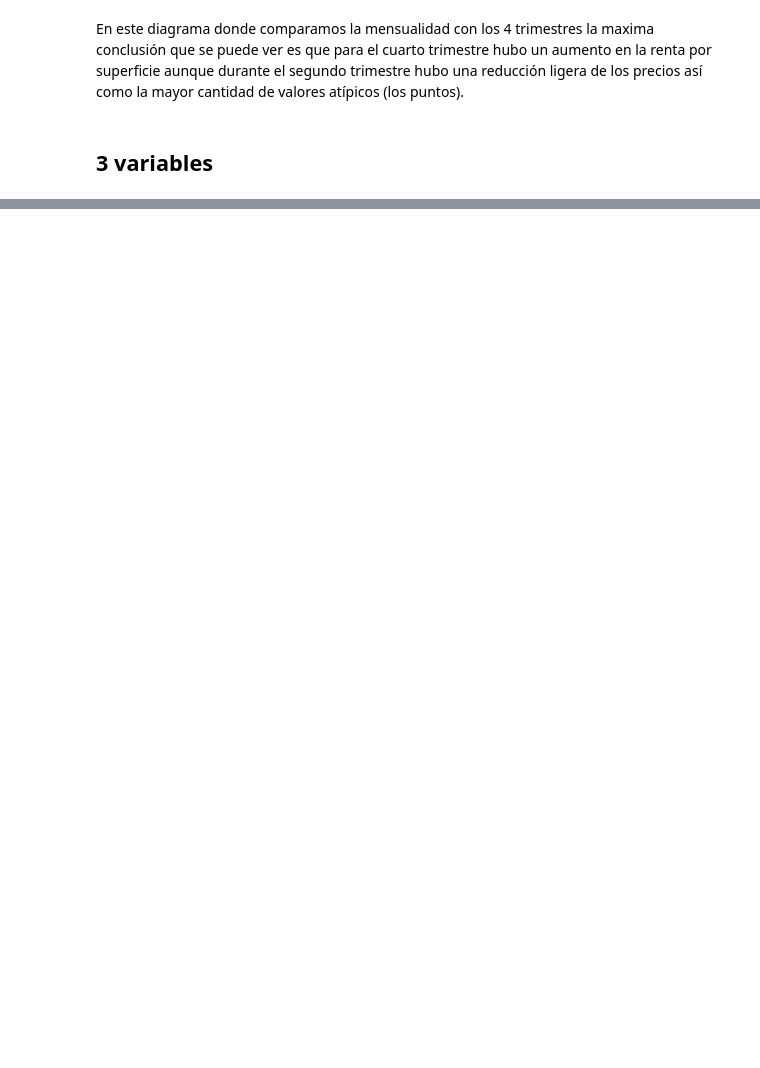
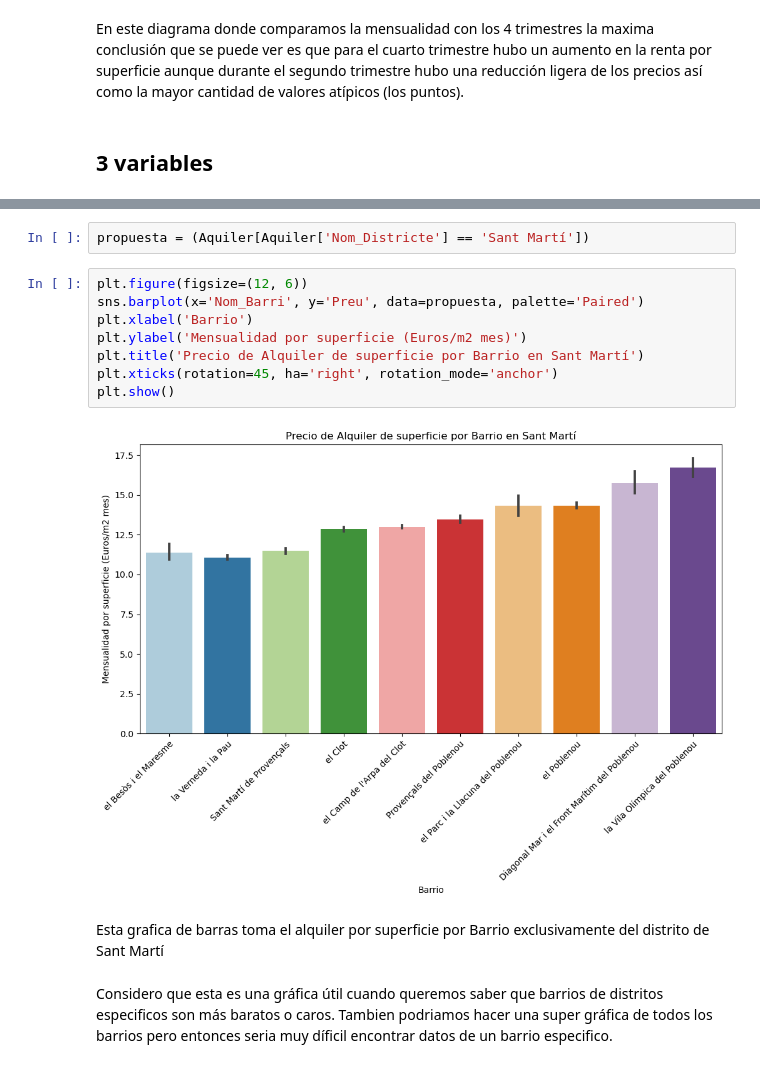
Before and after one commit to LeonBali3110/Sprint_4, a Jupyter notebook: M04 T01.ipynb, the cells around one changed output, grey strips where cells are left out. Saved outputs shown, nothing was run; the diff lists cells and outputs as text; blank space fills up the shorter version.

```diff
--- a/M04 T01.ipynb
+++ b/M04 T01.ipynb
@@ -166,0 +196,16 @@ Vemos un grafico donde precio, trimestre y distrito son identificables. Podemos
+# %%
+propuesta = (Aquiler[Aquiler['Nom_Districte'] == 'Sant Martí'])
+# %%
+plt.figure(figsize=(12, 6))
+sns.barplot(x='Nom_Barri', y='Preu', data=propuesta, palette='Paired')
+plt.xlabel('Barrio')
+plt.ylabel('Mensualidad por superficie (Euros/m2 mes)')
+plt.title('Precio de Alquiler de superficie por Barrio en Sant Martí')
+plt.xticks(rotation=45, ha='right', rotation_mode='anchor')
+plt.show()
+# %% [output]
+[figure, added]
+# %% [markdown]
+Esta grafica de barras toma el alquiler por superficie por Barrio exclusivamente del distrito de Sant Martí
+# %% [markdown]
+Considero que esta es una gráfica útil cuando queremos saber que barrios de distritos especificos son más baratos o caros. Tambien podriamos hacer una super gráfica de todos los barrios pero entonces seria muy díficil encontrar datos de un barrio especifico.
```
Also changed, not shown: parts of 16 cells of this notebook, 4 other files.
